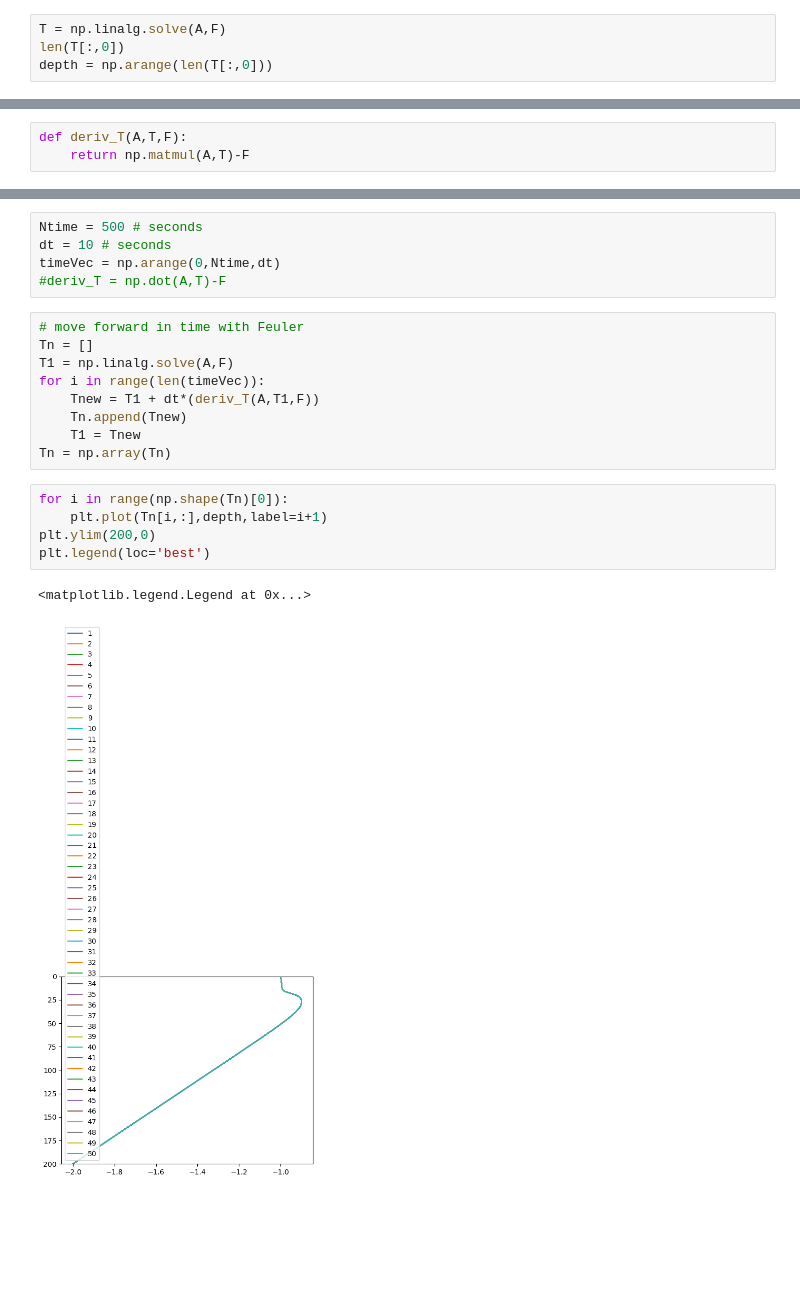
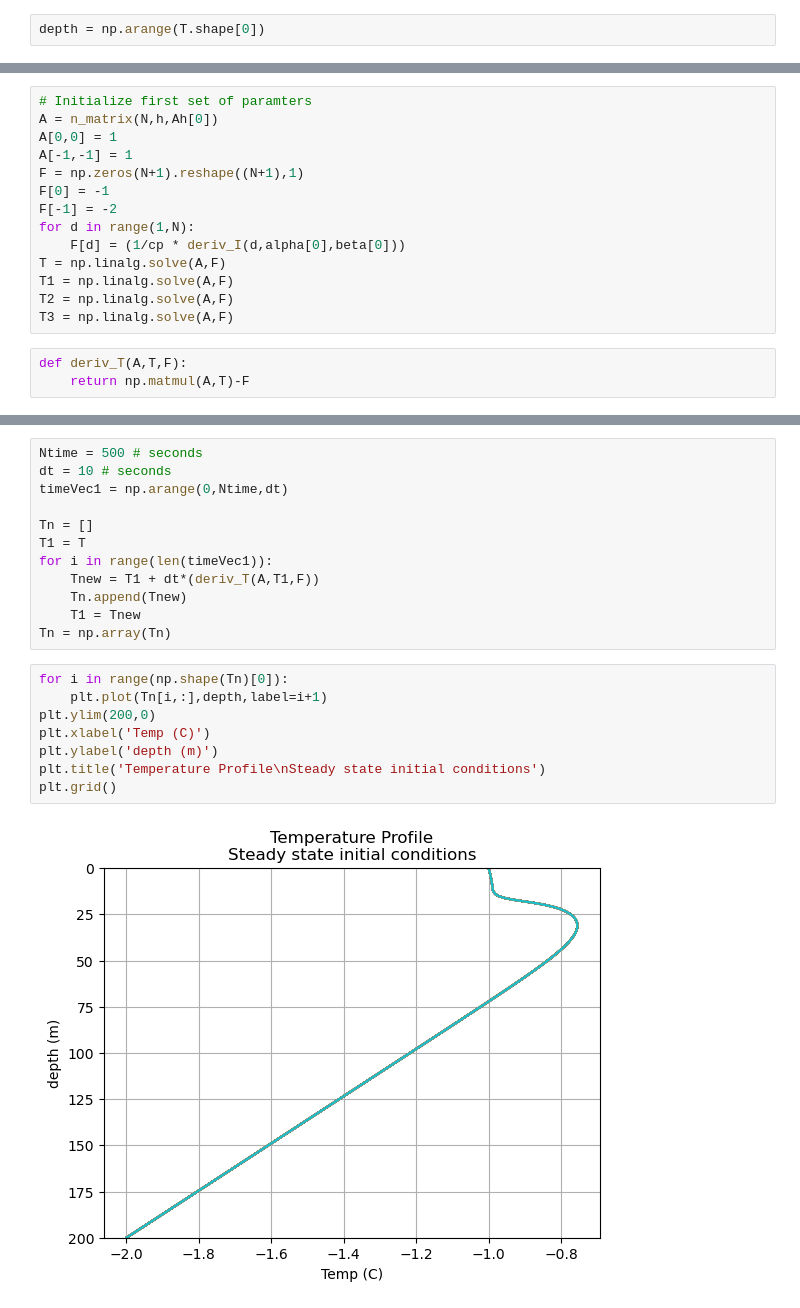
Before and after one commit to nicduboc/numeric_2024, a Jupyter notebook: mini-projects/duboc_miniproj.ipynb, the cells around one changed output, grey strips where cells are left out. Saved outputs shown, nothing was run; the diff lists cells and outputs as text; blank space fills up the shorter version.

```diff
--- a/mini-projects/duboc_miniproj.ipynb
+++ b/mini-projects/duboc_miniproj.ipynb
@@ -67,5 +92,3 @@ for d in range(1,N):
 # %%
-T = np.linalg.solve(A,F)
-len(T[:,0])
-depth = np.arange(len(T[:,0]))
+depth = np.arange(T.shape[0])
 # %%
@@ -82,3 +137,17 @@ plt.ylim(200,0)
+# %%
+# Initialize first set of paramters
+A = n_matrix(N,h,Ah[0])
+A[0,0] = 1
+A[-1,-1] = 1
+F = np.zeros(N+1).reshape((N+1),1)
+F[0] = -1
+F[-1] = -2
+for d in range(1,N):
+    F[d] = (1/cp * deriv_I(d,alpha[0],beta[0]))
+T = np.linalg.solve(A,F)
+T1 = np.linalg.solve(A,F)
+T2 = np.linalg.solve(A,F)
+T3 = np.linalg.solve(A,F)
 # %%
 def deriv_T(A,T,F):
     return np.matmul(A,T)-F
@@ -85,22 +156,22 @@ def deriv_T(A,T,F):
 # %%
 Ntime = 500 # seconds
 dt = 10 # seconds
-timeVec = np.arange(0,Ntime,dt)
-#deriv_T = np.dot(A,T)-F
+timeVec1 = np.arange(0,Ntime,dt)
+
+Tn = []
+T1 = T
+for i in range(len(timeVec1)):
+    Tnew = T1 + dt*(deriv_T(A,T1,F))
+    Tn.append(Tnew)
+    T1 = Tnew
+Tn = np.array(Tn)
-# %%
-# move forward in time with Feuler
-Tn = []
-T1 = np.linalg.solve(A,F)
-for i in range(len(timeVec)):
-    Tnew = T1 + dt*(deriv_T(A,T1,F))
-    Tn.append(Tnew)
-    T1 = Tnew
-Tn = np.array(Tn)
 # %%
 for i in range(np.shape(Tn)[0]):
     plt.plot(Tn[i,:],depth,label=i+1)
 plt.ylim(200,0)
-plt.legend(loc='best')
+plt.xlabel('Temp (C)')
+plt.ylabel('depth (m)')
+plt.title('Temperature Profile\nSteady state initial conditions')
+plt.grid()
 # %% [output]
-<matplotlib.legend.Legend at 0x...>
-[figure, old version]
+[figure, new version]
```
Also changed, not shown: parts of 22 cells of this notebook.
